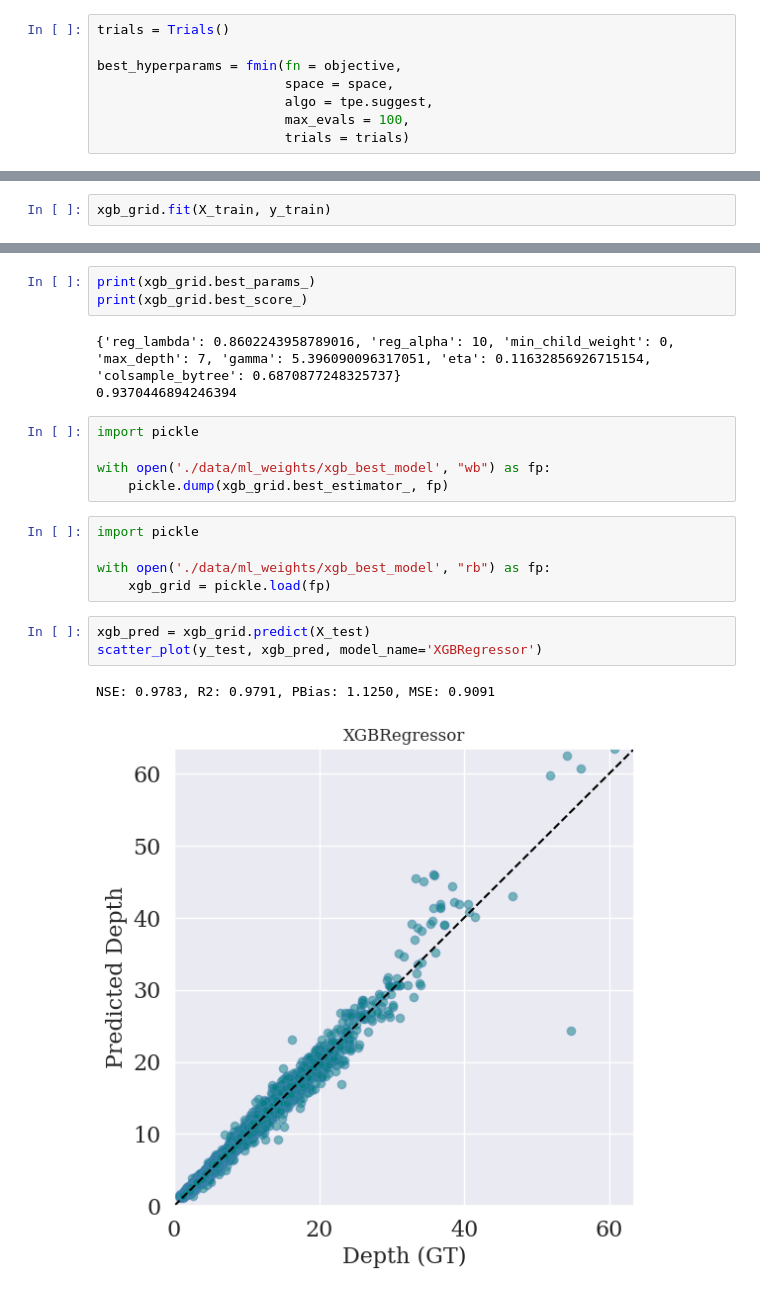
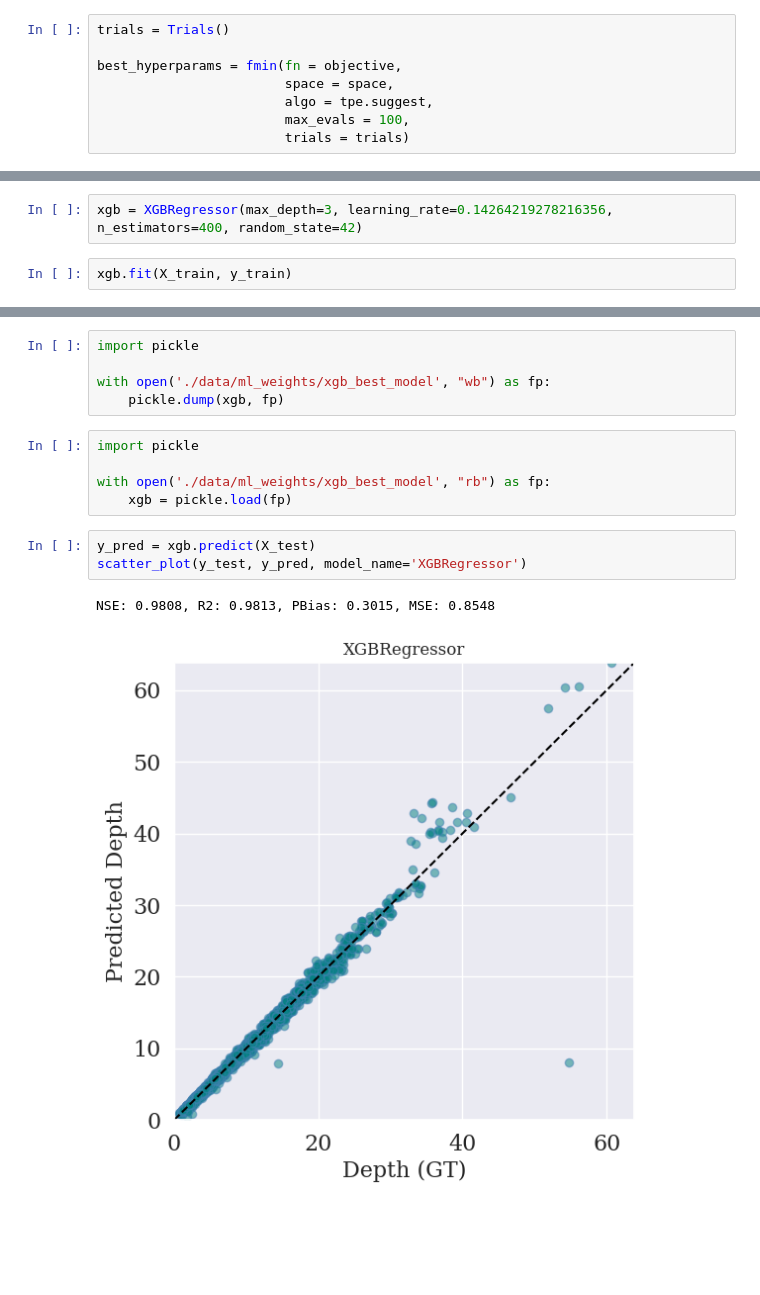
Before and after one commit to smhassanerfani/si2022, a Jupyter notebook: tauraat/xgbr.ipynb, the cells around one changed output, grey strips where cells are left out. Cells and saved outputs as stored; diff of their text form; blank space fills up the shorter version.

```diff
--- a/tauraat/xgbr.ipynb
+++ b/tauraat/xgbr.ipynb
@@ -81,3 +76,5 @@ xgb_grid = RandomizedSearchCV(estimator=xgb, param_distributions=param_grid, cv=
+# %%
+xgb = XGBRegressor(max_depth=3, learning_rate=0.14264219278216356, n_estimators=400, random_state=42)
 # %%
-xgb_grid.fit(X_train, y_train)
+xgb.fit(X_train, y_train)
 # %% [output]
@@ -105,22 +83,16 @@ RandomizedSearchCV(cv=8,
-# %%
-print(xgb_grid.best_params_)
-print(xgb_grid.best_score_)
-# %% [output]
-{'reg_lambda': 0.8602243958789016, 'reg_alpha': 10, 'min_child_weight': 0, 'max_depth': 7, 'gamma': 5.396090096317051, 'eta': 0.11632856926715154, 'colsample_bytree': 0.6870877248325737}
-0.9370446894246394
 # %%
 import pickle
 
 with open('./data/ml_weights/xgb_best_model', "wb") as fp:
-    pickle.dump(xgb_grid.best_estimator_, fp)
+    pickle.dump(xgb, fp)
 # %%
 import pickle
 
 with open('./data/ml_weights/xgb_best_model', "rb") as fp:
-    xgb_grid = pickle.load(fp)
+    xgb = pickle.load(fp)
 # %%
-xgb_pred = xgb_grid.predict(X_test)
-scatter_plot(y_test, xgb_pred, model_name='XGBRegressor')
+y_pred = xgb.predict(X_test)
+scatter_plot(y_test, y_pred, model_name='XGBRegressor')
 # %% [output]
-NSE: 0.9783, R2: 0.9791, PBias: 1.1250, MSE: 0.9091
+NSE: 0.9808, R2: 0.9813, PBias: 0.3015, MSE: 0.8548
-[figure, old version]
+[figure, new version]
```
Also changed, not shown: parts of 11 cells of this notebook.
